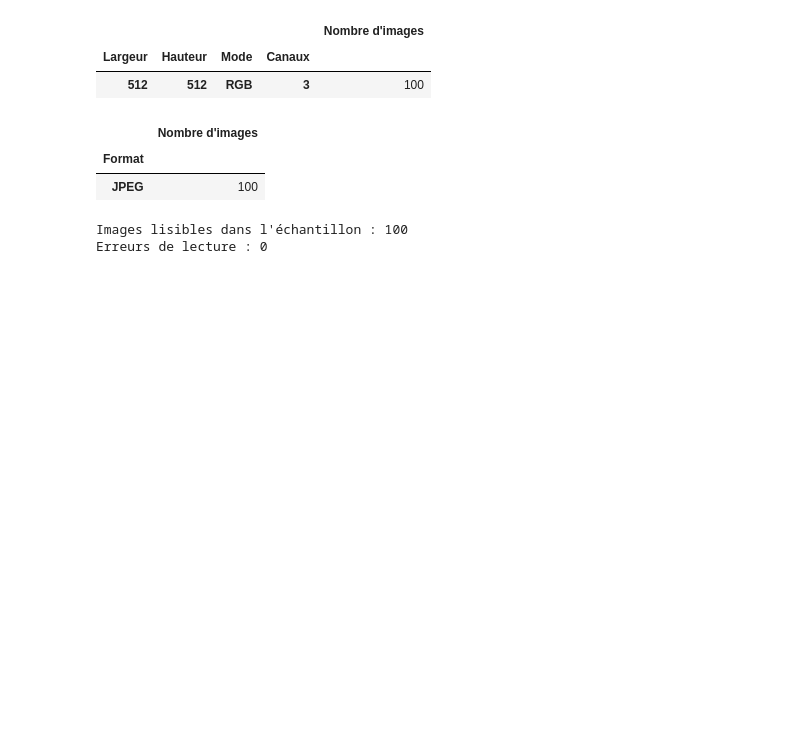
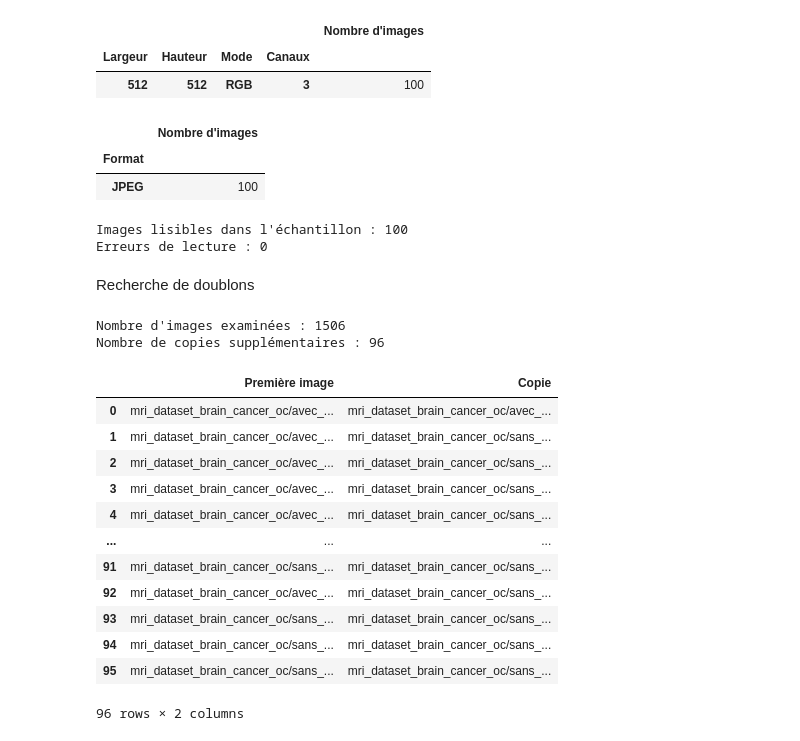
Before and after one commit to Lockeff/Labellisez-et-appliquez-des-approches-semi-supervis-es-en-traitement-d-images, a Jupyter notebook: 01_exploration_dataset.ipynb, the cells around one changed output. Cells and saved outputs as stored; diff of their text form; code cells hidden in the pictures; blank space fills up the shorter version.

```diff
--- a/01_exploration_dataset.ipynb
+++ b/01_exploration_dataset.ipynb
@@ -251,3 +184,42 @@ if erreurs:
 | JPEG | 100 |
 Images lisibles dans l'échantillon : 100
 Erreurs de lecture : 0
+# %% [markdown]
+Recherche de doublons
+# %%
+
+
+images_vues = {}
+doublons = []
+
+for chemin in chemins_images:
+    with Image.open(chemin) as image:
+        image_rgb = image.convert("RGB")
+        empreinte = hashlib.sha256(image_rgb.tobytes()).hexdigest()
+        signature = (image_rgb.size, empreinte)
+
+    if signature in images_vues:
+        doublons.append((images_vues[signature], chemin))
+    else:
+        images_vues[signature] = chemin
+
+print("Nombre d'images examinées :", len(chemins_images))
+print("Nombre de copies supplémentaires :", len(doublons))
+
+display(pd.DataFrame(doublons, columns=["Première image", "Copie"]))
+# %% [output]
+Nombre d'images examinées : 1506
+Nombre de copies supplémentaires : 96
+|  | Première image | Copie |
+| 0 | mri_dataset_brain_cancer_oc/avec_... | mri_dataset_brain_cancer_oc/avec_... |
+| 1 | mri_dataset_brain_cancer_oc/avec_... | mri_dataset_brain_cancer_oc/sans_... |
+| 2 | mri_dataset_brain_cancer_oc/avec_... | mri_dataset_brain_cancer_oc/sans_... |
+| 3 | mri_dataset_brain_cancer_oc/avec_... | mri_dataset_brain_cancer_oc/sans_... |
+| 4 | mri_dataset_brain_cancer_oc/avec_... | mri_dataset_brain_cancer_oc/sans_... |
+| ... | ... | ... |
+| 91 | mri_dataset_brain_cancer_oc/sans_... | mri_dataset_brain_cancer_oc/sans_... |
+| 92 | mri_dataset_brain_cancer_oc/avec_... | mri_dataset_brain_cancer_oc/sans_... |
+| 93 | mri_dataset_brain_cancer_oc/sans_... | mri_dataset_brain_cancer_oc/sans_... |
+| 94 | mri_dataset_brain_cancer_oc/sans_... | mri_dataset_brain_cancer_oc/sans_... |
+| 95 | mri_dataset_brain_cancer_oc/sans_... | mri_dataset_brain_cancer_oc/sans_... |
+96 rows × 2 columns
```
Also changed, not shown: parts of 30 cells of this notebook, 6 other files.
